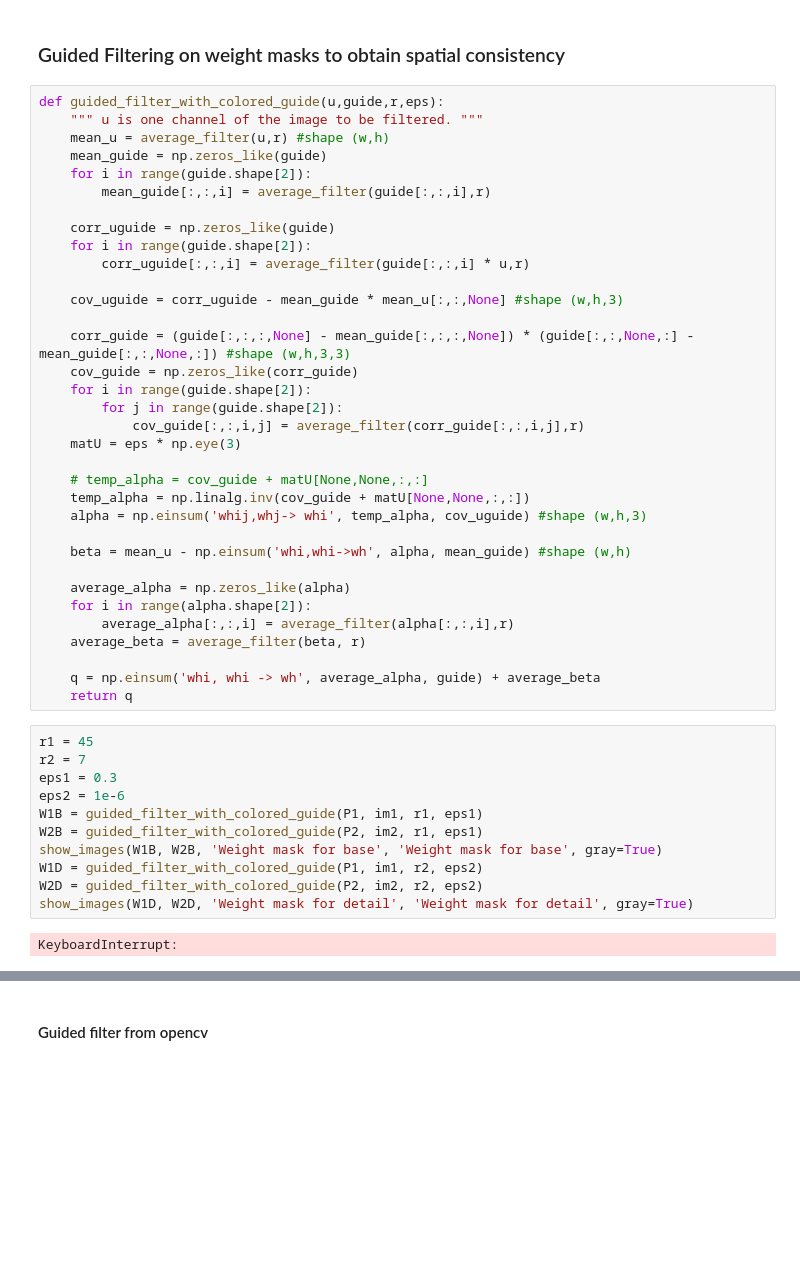
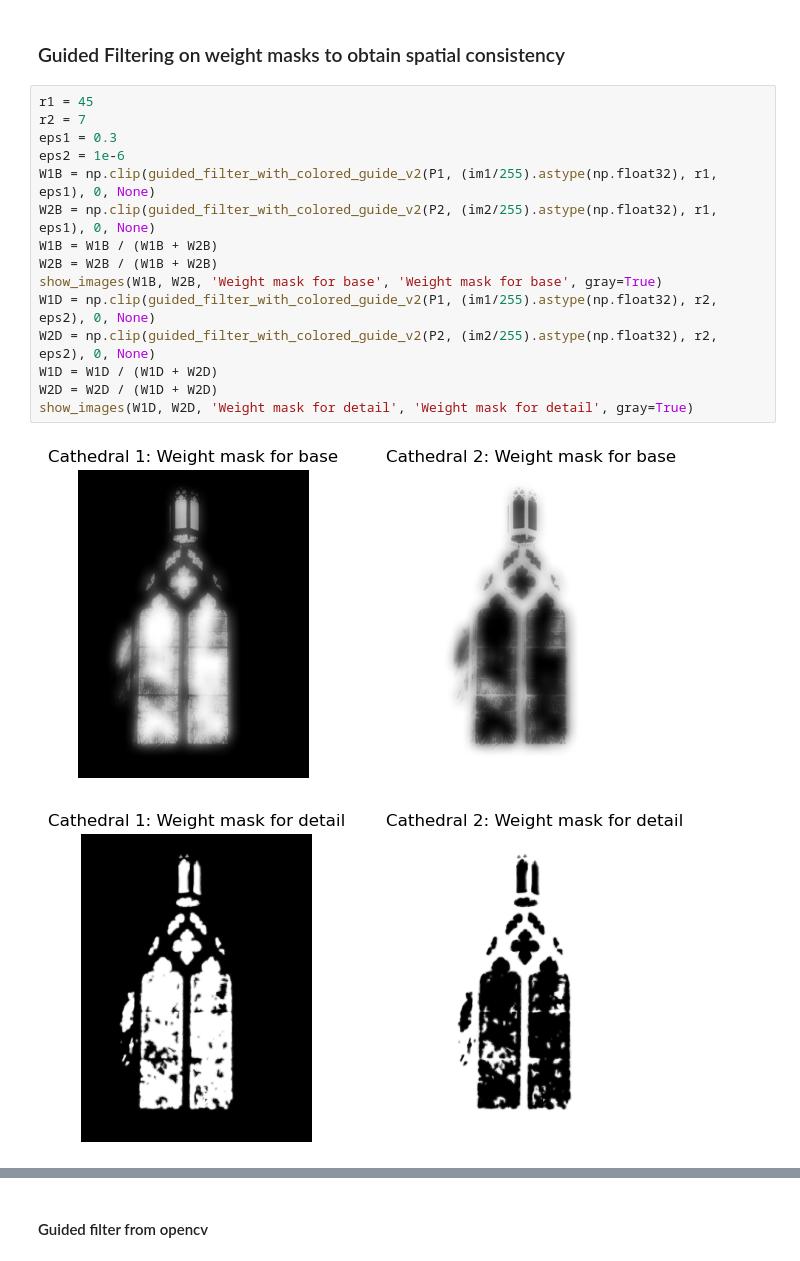
Before and after one commit to TheiloT/MVA-Image-Fusion-with-Guided-Filtering, a Jupyter notebook: image_fusion.ipynb, the cells around one changed output, grey strips where cells are left out. Cells and saved outputs as stored; diff of their text form; blank space fills up the shorter version.

```diff
--- a/image_fusion.ipynb
+++ b/image_fusion.ipynb
@@ -210,49 +156,20 @@ show_images(P1, P2, 'Weight mask', 'Weight mask', gray=True)
 # %% [markdown]
 ### Guided Filtering on weight masks to obtain spatial consistency
-# %%
-def guided_filter_with_colored_guide(u,guide,r,eps):
-    """ u is one channel of the image to be filtered. """
-    mean_u = average_filter(u,r) #shape (w,h)
-    mean_guide = np.zeros_like(guide)
-    for i in range(guide.shape[2]):
-        mean_guide[:,:,i] = average_filter(guide[:,:,i],r)
-
-    corr_uguide = np.zeros_like(guide)
-    for i in range(guide.shape[2]):
-        corr_uguide[:,:,i] = average_filter(guide[:,:,i] * u,r)
-
-    cov_uguide = corr_uguide - mean_guide * mean_u[:,:,None] #shape (w,h,3)
-
-    corr_guide = (guide[:,:,:,None] - mean_guide[:,:,:,None]) * (guide[:,:,None,:] - mean_guide[:,:,None,:]) #shape (w,h,3,3)
-    cov_guide = np.zeros_like(corr_guide)
-    for i in range(guide.shape[2]):
-        for j in range(guide.shape[2]):
-            cov_guide[:,:,i,j] = average_filter(corr_guide[:,:,i,j],r)
-    matU = eps * np.eye(3)
-
-    # temp_alpha = cov_guide + matU[None,None,:,:]
-    temp_alpha = np.linalg.inv(cov_guide + matU[None,None,:,:])
-    alpha = np.einsum('whij,whj-> whi', temp_alpha, cov_uguide) #shape (w,h,3)
-
-    beta = mean_u - np.einsum('whi,whi->wh', alpha, mean_guide) #shape (w,h)
-
-    average_alpha = np.zeros_like(alpha)
-    for i in range(alpha.shape[2]):
-        average_alpha[:,:,i] = average_filter(alpha[:,:,i],r)
-    average_beta = average_filter(beta, r)
-
-    q = np.einsum('whi, whi -> wh', average_alpha, guide) + average_beta
-    return q
 # %%
 r1 = 45
 r2 = 7
 eps1 = 0.3
 eps2 = 1e-6
-W1B = guided_filter_with_colored_guide(P1, im1, r1, eps1)
-W2B = guided_filter_with_colored_guide(P2, im2, r1, eps1)
+W1B = np.clip(guided_filter_with_colored_guide_v2(P1, (im1/255).astype(np.float32), r1, eps1), 0, None)
+W2B = np.clip(guided_filter_with_colored_guide_v2(P2, (im2/255).astype(np.float32), r1, eps1), 0, None)
+W1B = W1B / (W1B + W2B)
+W2B = W2B / (W1B + W2B)
 show_images(W1B, W2B, 'Weight mask for base', 'Weight mask for base', gray=True)
-W1D = guided_filter_with_colored_guide(P1, im1, r2, eps2)
-W2D = guided_filter_with_colored_guide(P2, im2, r2, eps2)
+W1D = np.clip(guided_filter_with_colored_guide_v2(P1, (im1/255).astype(np.float32), r2, eps2), 0, None)
+W2D = np.clip(guided_filter_with_colored_guide_v2(P2, (im2/255).astype(np.float32), r2, eps2), 0, None)
+W1D = W1D / (W1D + W2D)
+W2D = W2D / (W1D + W2D)
 show_images(W1D, W2D, 'Weight mask for detail', 'Weight mask for detail', gray=True)
 # %% [output]
-KeyboardInterrupt:
+[figure, added]
+[figure, added]
```
Also changed, not shown: parts of 23 cells of this notebook, 6 other files.
